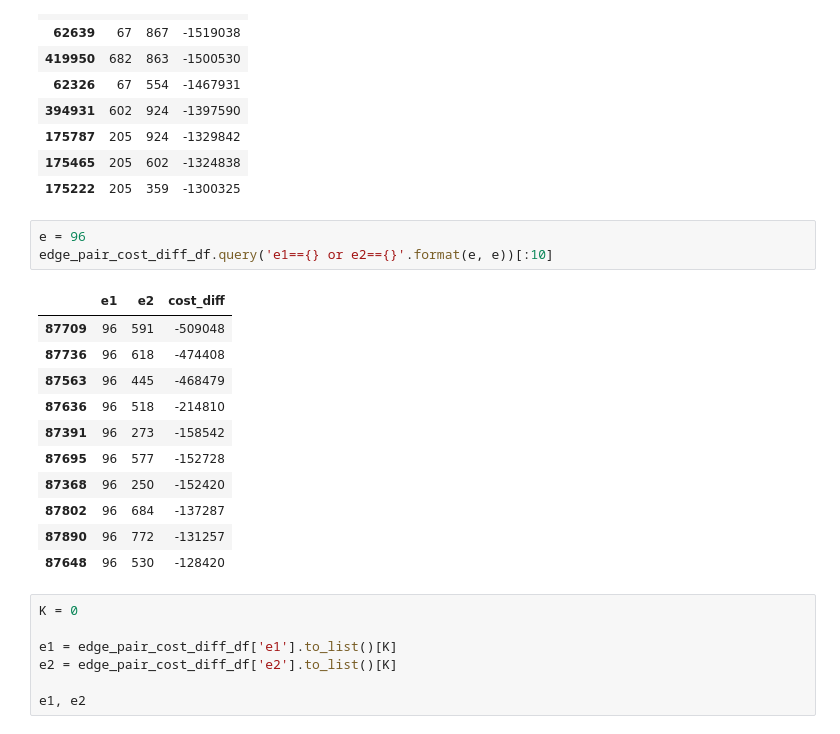
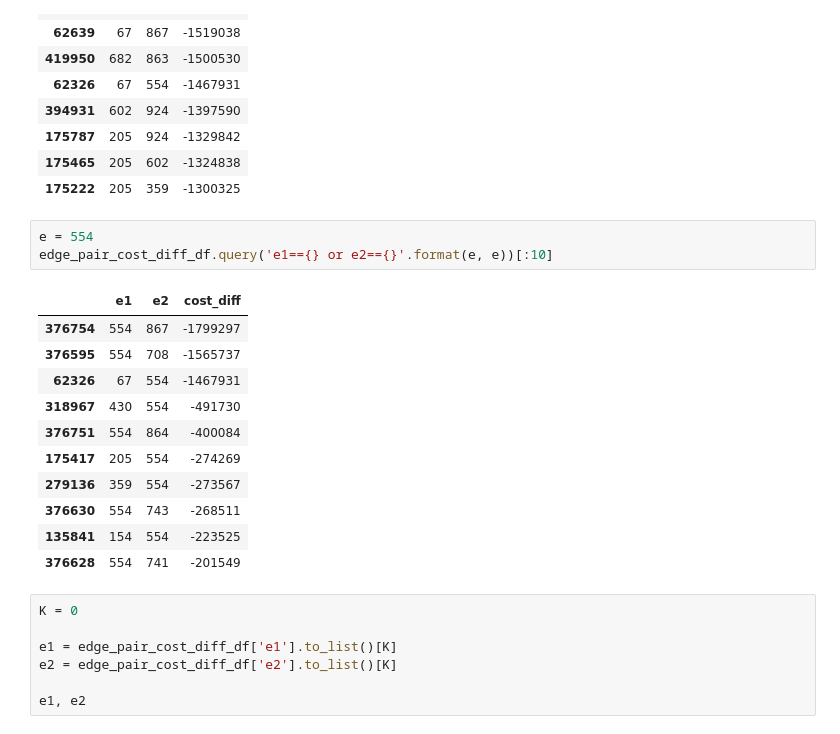
Before and after one commit to starpentagon/ahc017, a Jupyter notebook: work/90_notebook/03-2_edge_pair_stat.ipynb, the cells around one changed output. Drawn from its saved outputs; the diff is of its cells as text.

```diff
--- a/work/90_notebook/03-2_edge_pair_stat.ipynb
+++ b/work/90_notebook/03-2_edge_pair_stat.ipynb
@@ -84,20 +84,20 @@ edge_pair_cost_diff_df[:10]
 | 175465 | 205 | 602 | -1324838 |
 | 175222 | 205 | 359 | -1300325 |
 # %%
-e = 96
+e = 554
 edge_pair_cost_diff_df.query('e1=={} or e2=={}'.format(e, e))[:10]
 # %% [output]
 |  | e1 | e2 | cost_diff |
-| 87709 | 96 | 591 | -509048 |
-| 87736 | 96 | 618 | -474408 |
-| 87563 | 96 | 445 | -468479 |
-| 87636 | 96 | 518 | -214810 |
-| 87391 | 96 | 273 | -158542 |
-| 87695 | 96 | 577 | -152728 |
-| 87368 | 96 | 250 | -152420 |
-| 87802 | 96 | 684 | -137287 |
-| 87890 | 96 | 772 | -131257 |
-| 87648 | 96 | 530 | -128420 |
+| 376754 | 554 | 867 | -1799297 |
+| 376595 | 554 | 708 | -1565737 |
+| 62326 | 67 | 554 | -1467931 |
+| 318967 | 430 | 554 | -491730 |
+| 376751 | 554 | 864 | -400084 |
+| 175417 | 205 | 554 | -274269 |
+| 279136 | 359 | 554 | -273567 |
+| 376630 | 554 | 743 | -268511 |
+| 135841 | 154 | 554 | -223525 |
+| 376628 | 554 | 741 | -201549 |
 # %%
 K = 0
 
```
Also changed, not shown: 16 other files.
